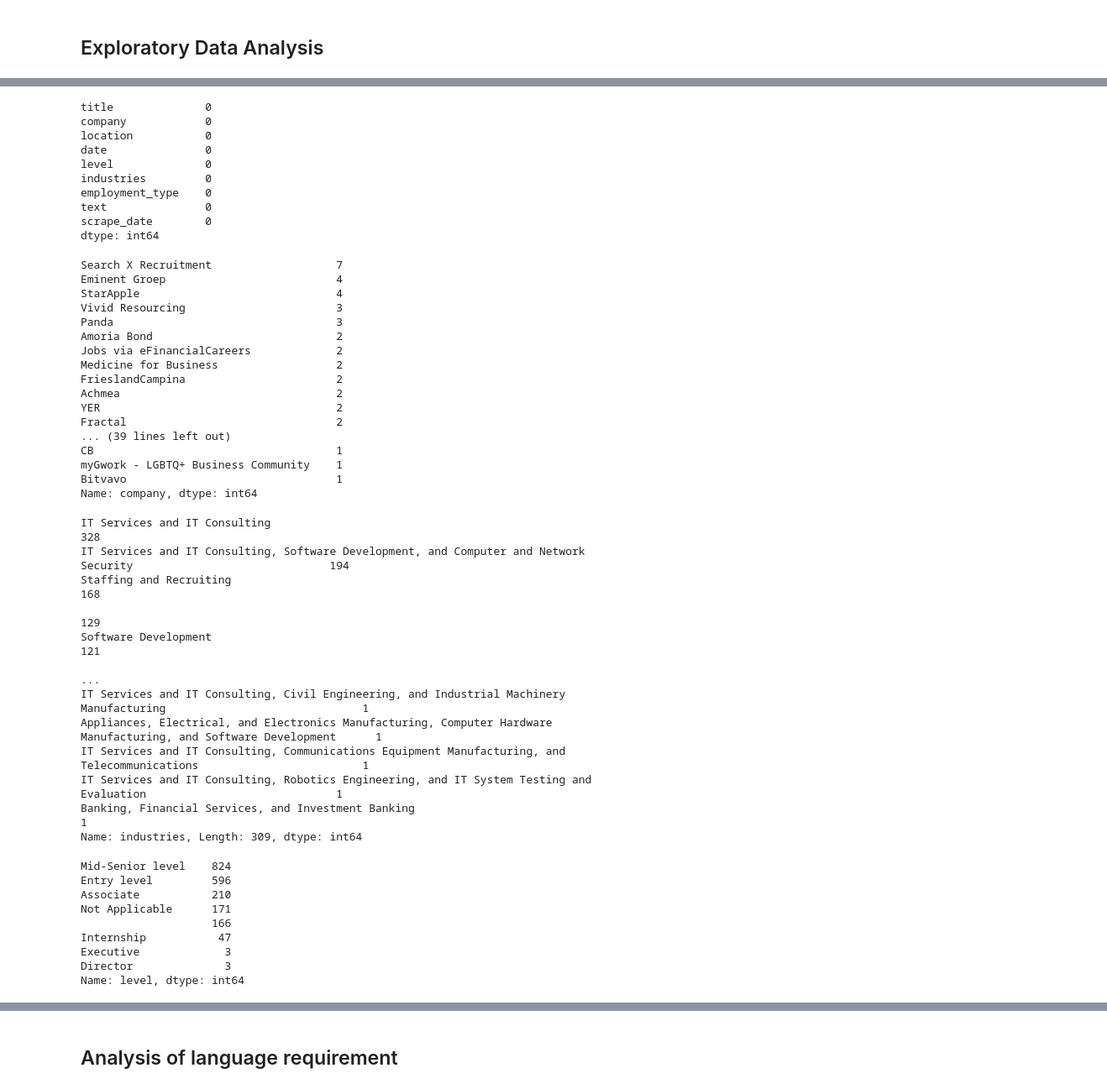
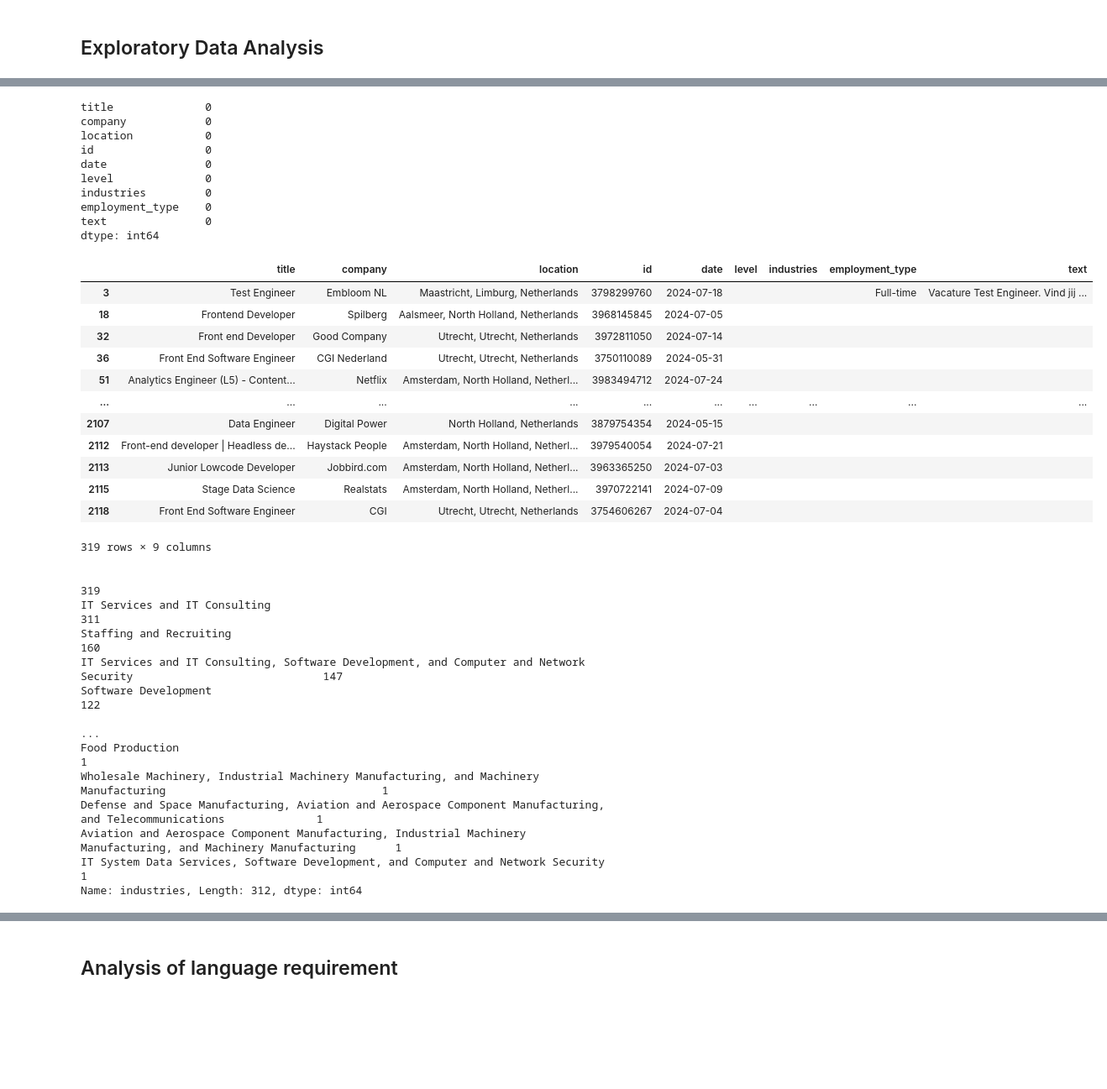
Before and after one commit to lanfeitiao/data_job_analysis, a Jupyter notebook: notebooks/0.01-data-exploration.ipynb, the cells around one changed output, grey strips where cells are left out. Shown: that part at 84% size. Drawn from its saved outputs; the diff is of its cells as text; code cells hidden in the pictures; blank space fills up the shorter version.

```diff
--- a/notebooks/0.01-data-exploration.ipynb
+++ b/notebooks/0.01-data-exploration.ipynb
@@ -87,60 +78,44 @@ df.describe()
 # %%
-df.isnull().sum()
+jobs_ds_df.isnull().sum()
 # %% [output]
 title              0
 company            0
 location           0
+id                 0
 date               0
 level              0
 industries         0
 employment_type    0
 text               0
-scrape_date        0
 dtype: int64
-# %%
-df[df['title']=='Data Scientist']['company'].value_counts()
-# %% [output]
-Search X Recruitment                   7
-Eminent Groep                          4
-StarApple                              4
-Vivid Resourcing                       3
-Panda                                  3
-Amoria Bond                            2
-Jobs via eFinancialCareers             2
-Medicine for Business                  2
-FrieslandCampina                       2
-Achmea                                 2
-YER                                    2
-Fractal                                2
-... (39 lines left out)
-CB                                     1
-myGwork - LGBTQ+ Business Community    1
-Bitvavo                                1
-Name: company, dtype: int64
+# %%
+jobs_ds_df[jobs_ds_df['industries'] == '']
+# %% [output]
+|  | title | company | location | id | date | level | industries | employment_type | text |
+| 3 | Test Engineer | Embloom NL | Maastricht, Limburg, Netherlands | 3798299760 | 2024-07-18 |  |  | Full-time | Vacature Test Engineer. Vind jij ... |
+| 18 | Frontend Developer | Spilberg | Aalsmeer, North Holland, Netherlands | 3968145845 | 2024-07-05 |  |  |  |  |
+| 32 | Front end Developer | Good Company | Utrecht, Utrecht, Netherlands | 3972811050 | 2024-07-14 |  |  |  |  |
+| 36 | Front End Software Engineer | CGI Nederland | Utrecht, Utrecht, Netherlands | 3750110089 | 2024-05-31 |  |  |  |  |
+| 51 | Analytics Engineer (L5) - Content... | Netflix | Amsterdam, North Holland, Netherl... | 3983494712 | 2024-07-24 |  |  |  |  |
+| ... | ... | ... | ... | ... | ... | ... | ... | ... | ... |
+| 2107 | Data Engineer | Digital Power | North Holland, Netherlands | 3879754354 | 2024-05-15 |  |  |  |  |
+| 2112 | Front-end developer | Headless de... | Haystack People | Amsterdam, North Holland, Netherl... | 3979540054 | 2024-07-21 |  |  |  |  |
+| 2113 | Junior Lowcode Developer | Jobbird.com | Amsterdam, North Holland, Netherl... | 3963365250 | 2024-07-03 |  |  |  |  |
+| 2115 | Stage Data Science | Realstats | Amsterdam, North Holland, Netherl... | 3970722141 | 2024-07-09 |  |  |  |  |
+| 2118 | Front End Software Engineer | CGI | Utrecht, Utrecht, Netherlands | 3754606267 | 2024-07-04 |  |  |  |  |
+319 rows × 9 columns
 # %%
-df['industries'].value_counts()
+jobs_ds_df['industries'].value_counts()
 # %% [output]
-IT Services and IT Consulting                                                                                       328
-IT Services and IT Consulting, Software Development, and Computer and Network Security                              194
-Staffing and Recruiting                                                                                             168
-                                                                                                                    129
-Software Development                                                                                                121
-                                                                                                                   ...
-IT Services and IT Consulting, Civil Engineering, and Industrial Machinery Manufacturing                              1
-Appliances, Electrical, and Electronics Manufacturing, Computer Hardware Manufacturing, and Software Development      1
-IT Services and IT Consulting, Communications Equipment Manufacturing, and Telecommunications                         1
-IT Services and IT Consulting, Robotics Engineering, and IT System Testing and Evaluation                             1
-Banking, Financial Services, and Investment Banking                                                                   1
-Name: industries, Length: 309, dtype: int64
+                                                                                                                   319
+IT Services and IT Consulting                                                                                      311
+Staffing and Recruiting                                                                                            160
+IT Services and IT Consulting, Software Development, and Computer and Network Security                             147
+Software Development                                                                                               122
+                                                                                                                  ...
+Food Production                                                                                                      1
+Wholesale Machinery, Industrial Machinery Manufacturing, and Machinery Manufacturing                                 1
+Defense and Space Manufacturing, Aviation and Aerospace Component Manufacturing, and Telecommunications              1
+Aviation and Aerospace Component Manufacturing, Industrial Machinery Manufacturing, and Machinery Manufacturing      1
+IT System Data Services, Software Development, and Computer and Network Security                                     1
+Name: industries, Length: 312, dtype: int64
-# %%
-df['level'].value_counts()
-# %% [output]
-Mid-Senior level    824
-Entry level         596
-Associate           210
-Not Applicable      171
-                    166
-Internship           47
-Executive             3
-Director              3
-Name: level, dtype: int64
```
Also changed, not shown: parts of 10 cells of this notebook.
